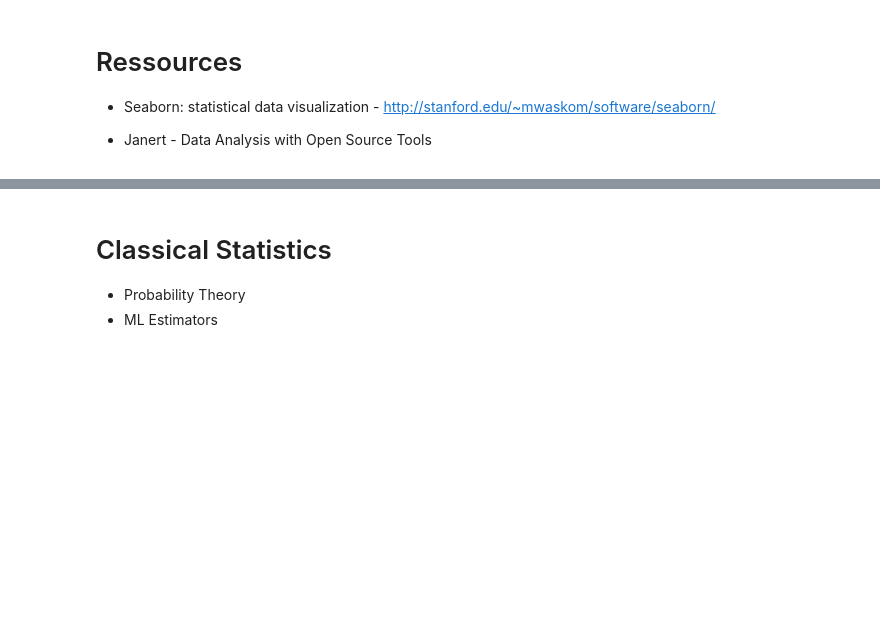
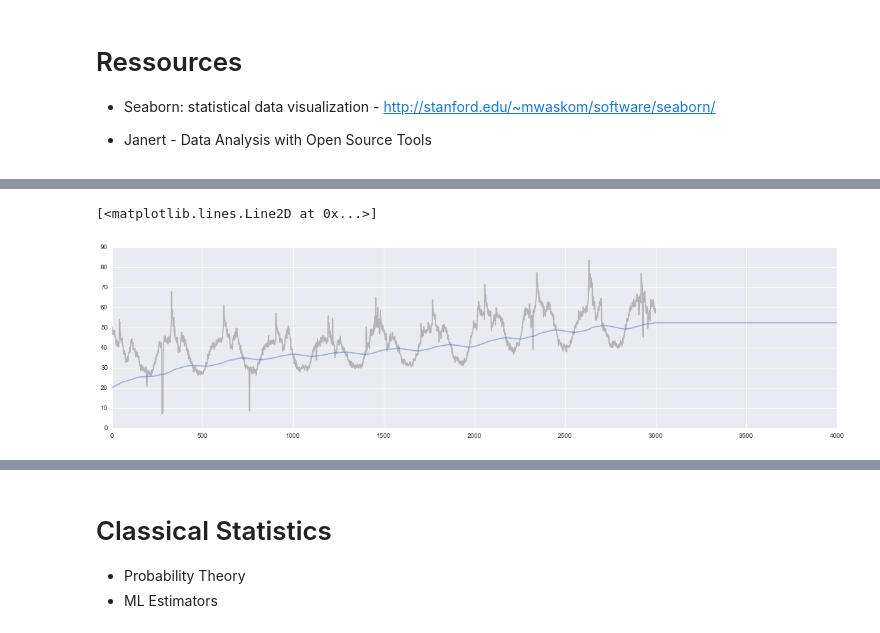
Before and after one commit to HeinrichHartmann/Statistics-for-Engineers, a Jupyter notebook: Tutorial.ipynb, the cells around one changed output, grey strips where cells are left out. Drawn from its saved outputs; the diff is of its cells as text; code cells hidden in the pictures; blank space fills up the shorter version.

```diff
--- a/Tutorial.ipynb
+++ b/Tutorial.ipynb
@@ -1283,0 +1366,32 @@ plt.plot(grid, map(f, grid))
+# %%
+# Constant Model
+
+# y_t = s (constant forecast)
+# \hat{y}_{t+1} = \hat{s}_{t}
+
+class ExponentialSmoothModel(object):
+    def __init__(self, alpha, s0=0):
+        self.alpha = alpha
+        self.s     = s0
+
+    def update(self, y):
+        self.s = self.s * self.alpha + (1 - self.alpha) * y
+
+    def get(self, t): # returns y{+t}
+        return self.s
+
+
+def run(Y, model, tau=0):
+    for y in Y:
+        model.update(y)
+        yield model.get(0)
+
+    for t in xrange(1,tau+1):
+        yield model.get(t)
+# %%
+plt.figure(figsize=(20,5))
+plt.plot(Y, color='grey', alpha=0.5)
+plt.plot(list(run(Y, ExponentialSmoothModel(0.998, s0=20),tau=1000)), alpha=0.5)
+# %% [output]
+[<matplotlib.lines.Line2D at 0x...>]
+[figure, added]
```
Also changed, not shown: parts of 23 cells of this notebook, 13 other files.
